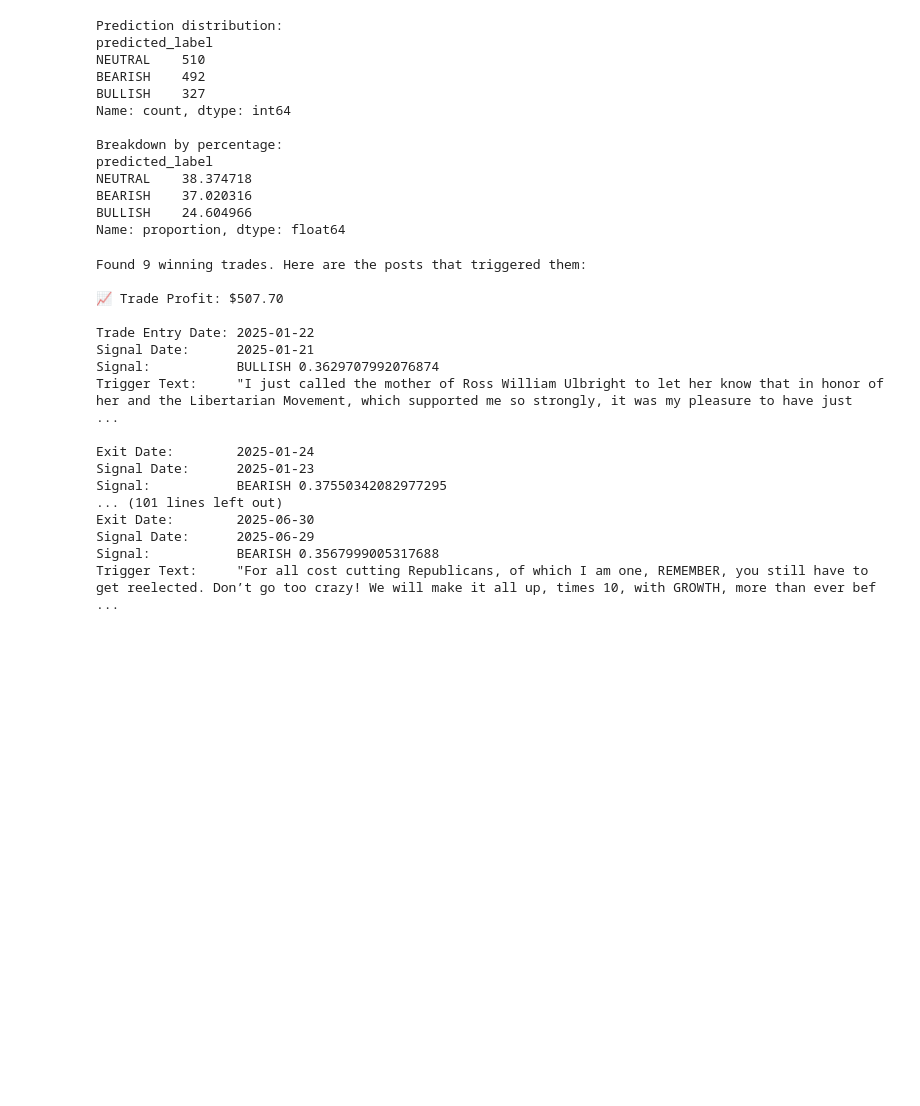
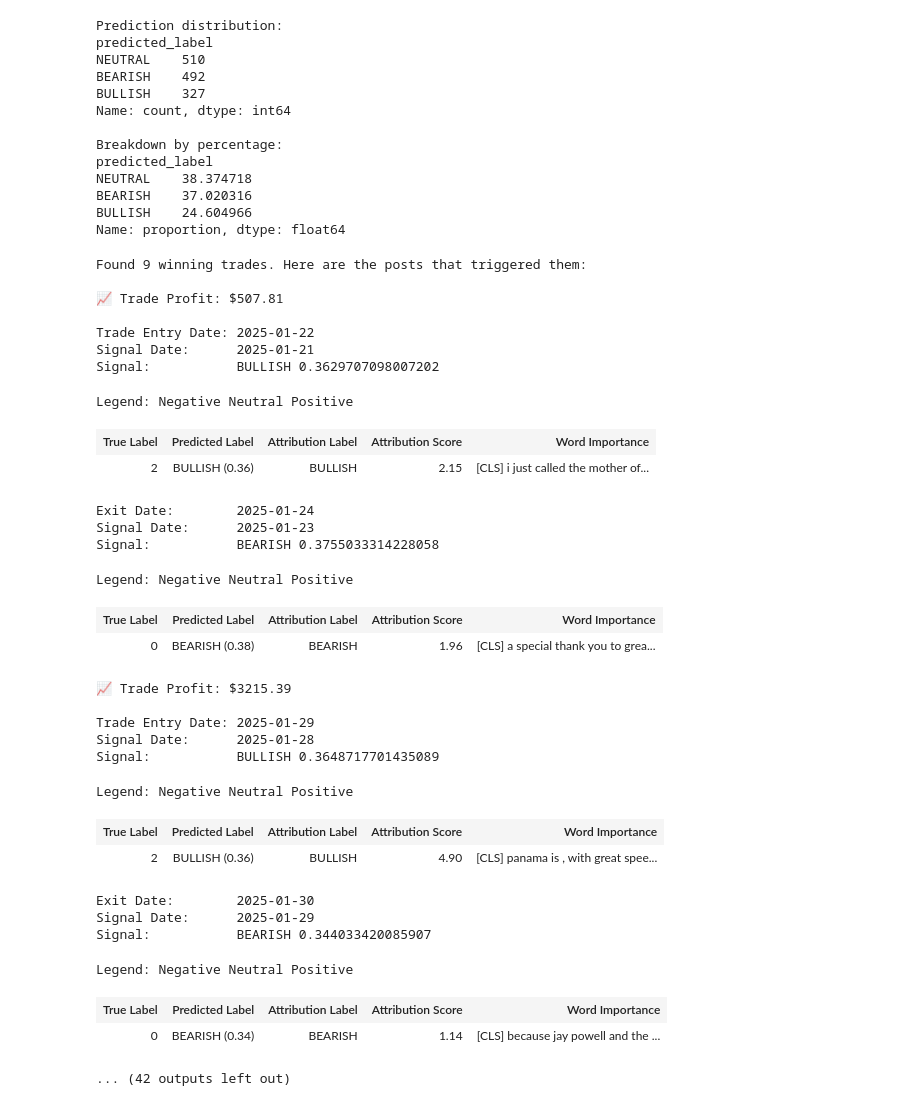
Before and after one commit to haplesshero13/trump-voo, a Jupyter notebook: test_model.ipynb, the cells around one changed output. Drawn from its saved outputs; the diff is of its cells as text; code cells hidden in the pictures; blank space fills up the shorter version.

```diff
--- a/test_model.ipynb
+++ b/test_model.ipynb
@@ -250,6 +248,9 @@ BEARISH    37.020316
 BULLISH    24.604966
 Name: proportion, dtype: float64
 # %%
+from transformers_interpret import SequenceClassificationExplainer
+cls_explainer = SequenceClassificationExplainer(model, tokenizer)
+
 closed_trades = portfolio[0].trades.records
 
 winning_trades = closed_trades[closed_trades['pnl'] > 0]
@@ -259,44 +260,62 @@ print(f"Found {len(winning_trades)} winning trades. Here are the posts that trig
 for i, trade in winning_trades.iterrows():
     entry_idx_pos = int(trade['entry_idx'])
     entry_timestamp = voo_price.index[entry_idx_pos]
 
     exit_idx_pos = int(trade['exit_idx'])
     exit_timestamp = voo_price.index[exit_idx_pos]
 
     entry_triggers = test_data_df[test_data_df.index <= entry_timestamp]
     exit_triggers = test_data_df[test_data_df.index <= exit_timestamp]
 
     if not entry_triggers.empty:
         trigger_tweet = entry_triggers.iloc[-1]
 
         print(f"📈 Trade Profit: ${trade['pnl']:.2f}\n")
         print(f"Trade Entry Date: {entry_timestamp.strftime('%Y-%m-%d')}")
         print(f"Signal Date:      {trigger_tweet.name.strftime('%Y-%m-%d')}")
         print(f"Signal:           {trigger_tweet.predicted_label} {trigger_tweet.prediction_score}")
-        print(f"Trigger Text:     \"{trigger_tweet['text']}\"\n")
+        # print(f"Trigger Text:     \"{trigger_tweet['text']}\"\n")
+        word_attributions = cls_explainer(text=trigger_tweet['text'])
+        cls_explainer.visualize()
 
     if not exit_triggers.empty:
         trigger_tweet = exit_triggers.iloc[-1]
 
         print(f"Exit Date:        {exit_timestamp.strftime('%Y-%m-%d')}")
         print(f"Signal Date:      {trigger_tweet.name.strftime('%Y-%m-%d')}")
         print(f"Signal:           {trigger_tweet.predicted_label} {trigger_tweet.prediction_score}")
-        print(f"Trigger Text:     \"{trigger_tweet['text']}\"\n\n")
+        # print(f"Trigger Text:     \"{trigger_tweet['text']}\"\n\n")
+        word_attributions = cls_explainer(text=trigger_tweet['text'])
+        cls_explainer.visualize()
 # %% [output]
 Found 9 winning trades. Here are the posts that triggered them:
 
-📈 Trade Profit: $507.70
+📈 Trade Profit: $507.81
 
 Trade Entry Date: 2025-01-22
 Signal Date:      2025-01-21
-Signal:           BULLISH 0.3629707992076874
-Trigger Text:     "I just called the mother of Ross William Ulbright to let her know that in honor of her and the Libertarian Movement, which supported me so strongly, it was my pleasure to have just  ...
-
-Exit Date:        2025-01-24
-Signal Date:      2025-01-23
-Signal:           BEARISH 0.37550342082977295
-... (101 lines left out)
-Exit Date:        2025-06-30
-Signal Date:      2025-06-29
-Signal:           BEARISH 0.3567999005317688
-Trigger Text:     "For all cost cutting Republicans, of which I am one, REMEMBER, you still have to get reelected. Don’t go too crazy! We will make it all up, times 10, with GROWTH, more than ever bef ...
+Signal:           BULLISH 0.3629707098007202
+Legend: Negative Neutral Positive
+| True Label | Predicted Label | Attribution Label | Attribution Score | Word Importance |
+| 2 | BULLISH (0.36) | BULLISH | 2.15 | [CLS] i just called the mother of... |
+Exit Date:        2025-01-24
+Signal Date:      2025-01-23
+Signal:           BEARISH 0.3755033314228058
+Legend: Negative Neutral Positive
+| True Label | Predicted Label | Attribution Label | Attribution Score | Word Importance |
+| 0 | BEARISH (0.38) | BEARISH | 1.96 | [CLS] a special thank you to grea... |
+📈 Trade Profit: $3215.39
+
+Trade Entry Date: 2025-01-29
+Signal Date:      2025-01-28
+Signal:           BULLISH 0.3648717701435089
+Legend: Negative Neutral Positive
+| True Label | Predicted Label | Attribution Label | Attribution Score | Word Importance |
+| 2 | BULLISH (0.36) | BULLISH | 4.90 | [CLS] panama is , with great spee... |
+Exit Date:        2025-01-30
+Signal Date:      2025-01-29
+Signal:           BEARISH 0.344033420085907
+Legend: Negative Neutral Positive
+| True Label | Predicted Label | Attribution Label | Attribution Score | Word Importance |
+| 0 | BEARISH (0.34) | BEARISH | 1.14 | [CLS] because jay powell and the ... |
+... (42 outputs left out)
```
Also changed, not shown: parts of 2 cells of this notebook, 3 other files.
